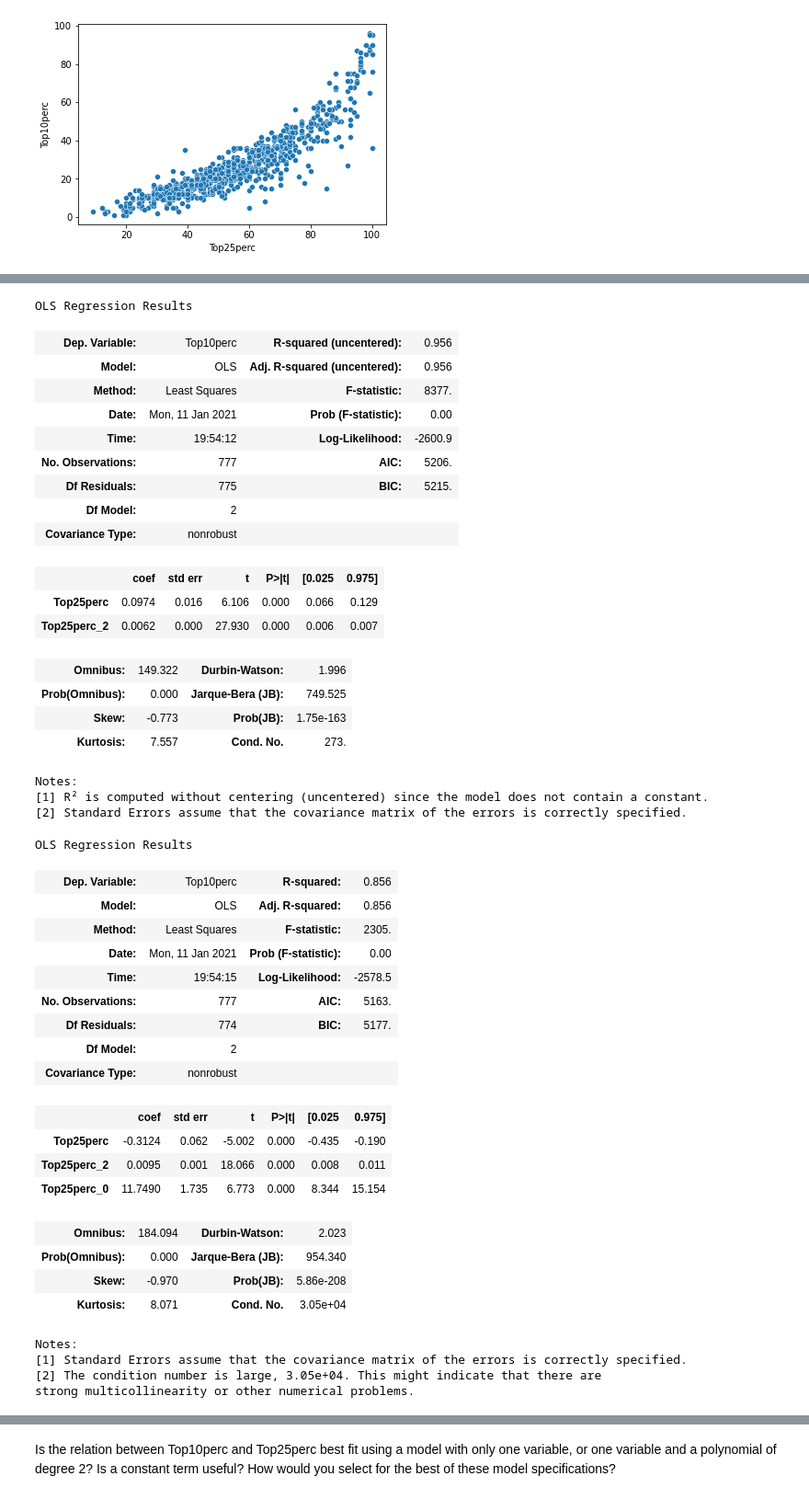
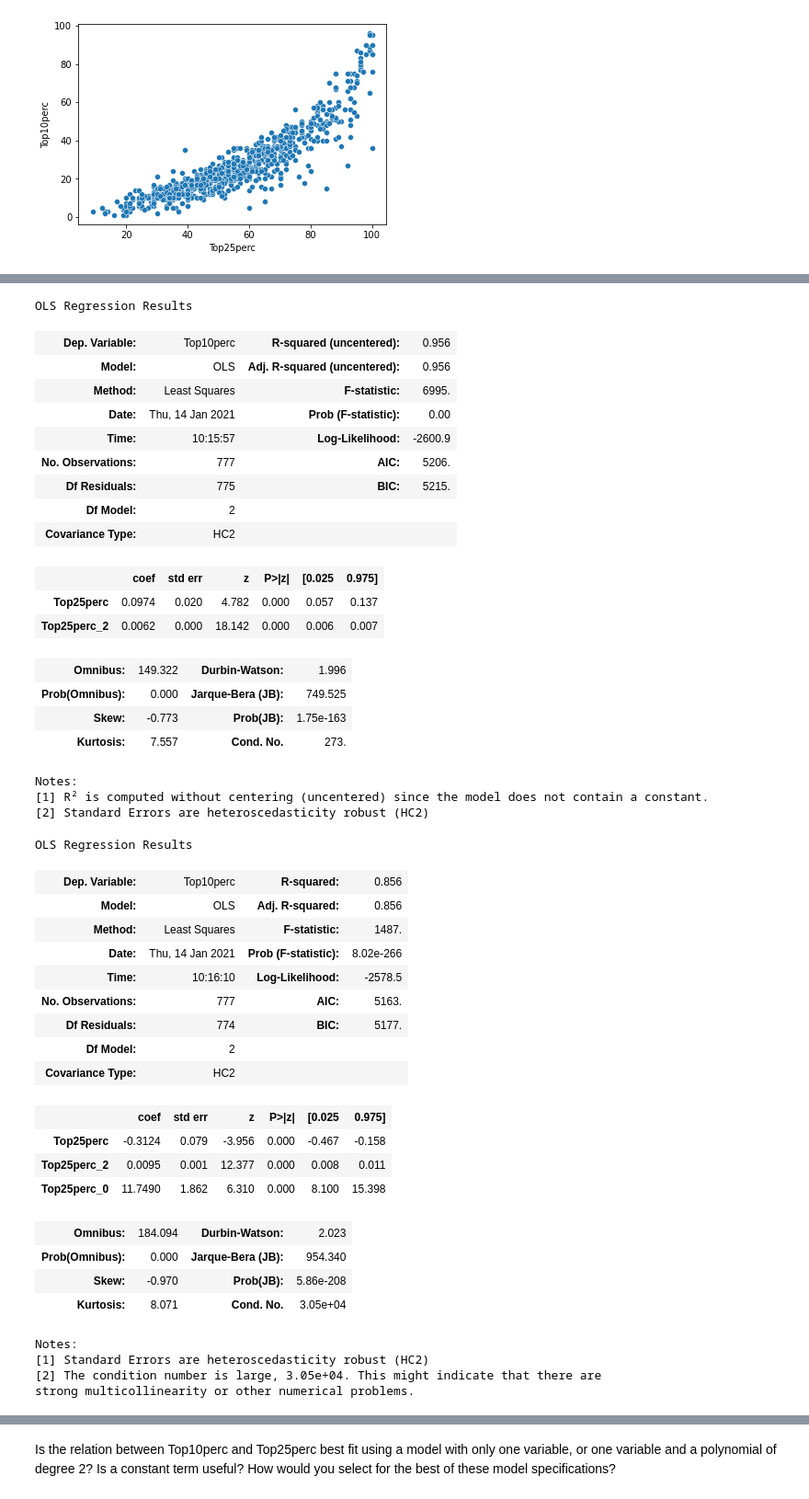
Before and after one commit to cb-ds-1/m3-2-regression-interpretation, a Jupyter notebook: workshop.ipynb, the cells around one changed output, grey strips where cells are left out. Shown at 92% size. Cells and saved outputs as stored; diff of their text form; code cells hidden in the pictures.

```diff
--- a/workshop.ipynb
+++ b/workshop.ipynb
@@ -159,55 +160,55 @@ df['Top25perc_2'] = df['Top25perc'] * df['Top25perc']
 
 x = df[['Top25perc','Top25perc_2']]
 y = df['Top10perc']
-est = sm.OLS(y, x).fit()
+est = sm.OLS(y, x).fit(cov_type='HC2')
 est.summary()
 # %% [output]
 OLS Regression Results
 | Dep. Variable: | Top10perc | R-squared (uncentered): | 0.956 |
 | Model: | OLS | Adj. R-squared (uncentered): | 0.956 |
-| Method: | Least Squares | F-statistic: | 8377. |
-| Date: | Mon, 11 Jan 2021 | Prob (F-statistic): | 0.00 |
-| Time: | 19:54:12 | Log-Likelihood: | -2600.9 |
+| Method: | Least Squares | F-statistic: | 6995. |
+| Date: | Thu, 14 Jan 2021 | Prob (F-statistic): | 0.00 |
+| Time: | 10:15:57 | Log-Likelihood: | -2600.9 |
 | No. Observations: | 777 | AIC: | 5206. |
 | Df Residuals: | 775 | BIC: | 5215. |
 | Df Model: | 2 |  |  |
-| Covariance Type: | nonrobust |  |  |
+| Covariance Type: | HC2 |  |  |
-|  | coef | std err | t | P>|t| | [0.025 | 0.975] |
-| Top25perc | 0.0974 | 0.016 | 6.106 | 0.000 | 0.066 | 0.129 |
-| Top25perc_2 | 0.0062 | 0.000 | 27.930 | 0.000 | 0.006 | 0.007 |
+|  | coef | std err | z | P>|z| | [0.025 | 0.975] |
+| Top25perc | 0.0974 | 0.020 | 4.782 | 0.000 | 0.057 | 0.137 |
+| Top25perc_2 | 0.0062 | 0.000 | 18.142 | 0.000 | 0.006 | 0.007 |
 | Omnibus: | 149.322 | Durbin-Watson: | 1.996 |
 | Prob(Omnibus): | 0.000 | Jarque-Bera (JB): | 749.525 |
 | Skew: | -0.773 | Prob(JB): | 1.75e-163 |
 | Kurtosis: | 7.557 | Cond. No. | 273. |
 Notes:
 [1] R² is computed without centering (uncentered) since the model does not contain a constant.
-[2] Standard Errors assume that the covariance matrix of the errors is correctly specified.
+[2] Standard Errors are heteroscedasticity robust (HC2)
 # %%
 x = df[['Top25perc','Top25perc_2','Top25perc_0']]
 y = df['Top10perc']
-est_c = sm.OLS(y, x).fit()
+est_c = sm.OLS(y, x).fit(cov_type='HC2')
 est_c.summary()
 # %% [output]
 OLS Regression Results
 | Dep. Variable: | Top10perc | R-squared: | 0.856 |
 | Model: | OLS | Adj. R-squared: | 0.856 |
-| Method: | Least Squares | F-statistic: | 2305. |
-| Date: | Mon, 11 Jan 2021 | Prob (F-statistic): | 0.00 |
-| Time: | 19:54:15 | Log-Likelihood: | -2578.5 |
+| Method: | Least Squares | F-statistic: | 1487. |
+| Date: | Thu, 14 Jan 2021 | Prob (F-statistic): | 8.02e-266 |
+| Time: | 10:16:10 | Log-Likelihood: | -2578.5 |
 | No. Observations: | 777 | AIC: | 5163. |
 | Df Residuals: | 774 | BIC: | 5177. |
 | Df Model: | 2 |  |  |
-| Covariance Type: | nonrobust |  |  |
+| Covariance Type: | HC2 |  |  |
-|  | coef | std err | t | P>|t| | [0.025 | 0.975] |
-| Top25perc | -0.3124 | 0.062 | -5.002 | 0.000 | -0.435 | -0.190 |
-| Top25perc_2 | 0.0095 | 0.001 | 18.066 | 0.000 | 0.008 | 0.011 |
-| Top25perc_0 | 11.7490 | 1.735 | 6.773 | 0.000 | 8.344 | 15.154 |
+|  | coef | std err | z | P>|z| | [0.025 | 0.975] |
+| Top25perc | -0.3124 | 0.079 | -3.956 | 0.000 | -0.467 | -0.158 |
+| Top25perc_2 | 0.0095 | 0.001 | 12.377 | 0.000 | 0.008 | 0.011 |
+| Top25perc_0 | 11.7490 | 1.862 | 6.310 | 0.000 | 8.100 | 15.398 |
 | Omnibus: | 184.094 | Durbin-Watson: | 2.023 |
 | Prob(Omnibus): | 0.000 | Jarque-Bera (JB): | 954.340 |
 | Skew: | -0.970 | Prob(JB): | 5.86e-208 |
 | Kurtosis: | 8.071 | Cond. No. | 3.05e+04 |
 Notes:
-[1] Standard Errors assume that the covariance matrix of the errors is correctly specified.
+[1] Standard Errors are heteroscedasticity robust (HC2)
 [2] The condition number is large, 3.05e+04. This might indicate that there are
 strong multicollinearity or other numerical problems.
 # %%
```
Also changed, not shown: parts of 17 cells of this notebook.
